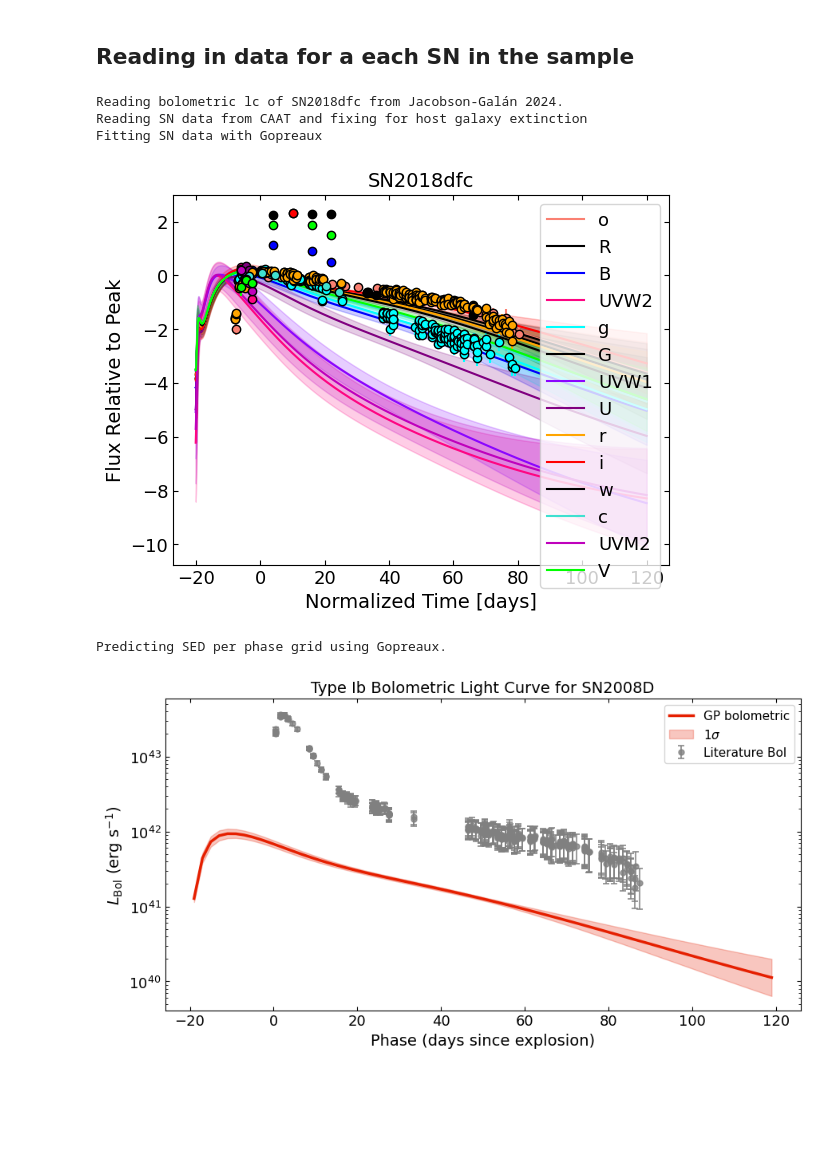
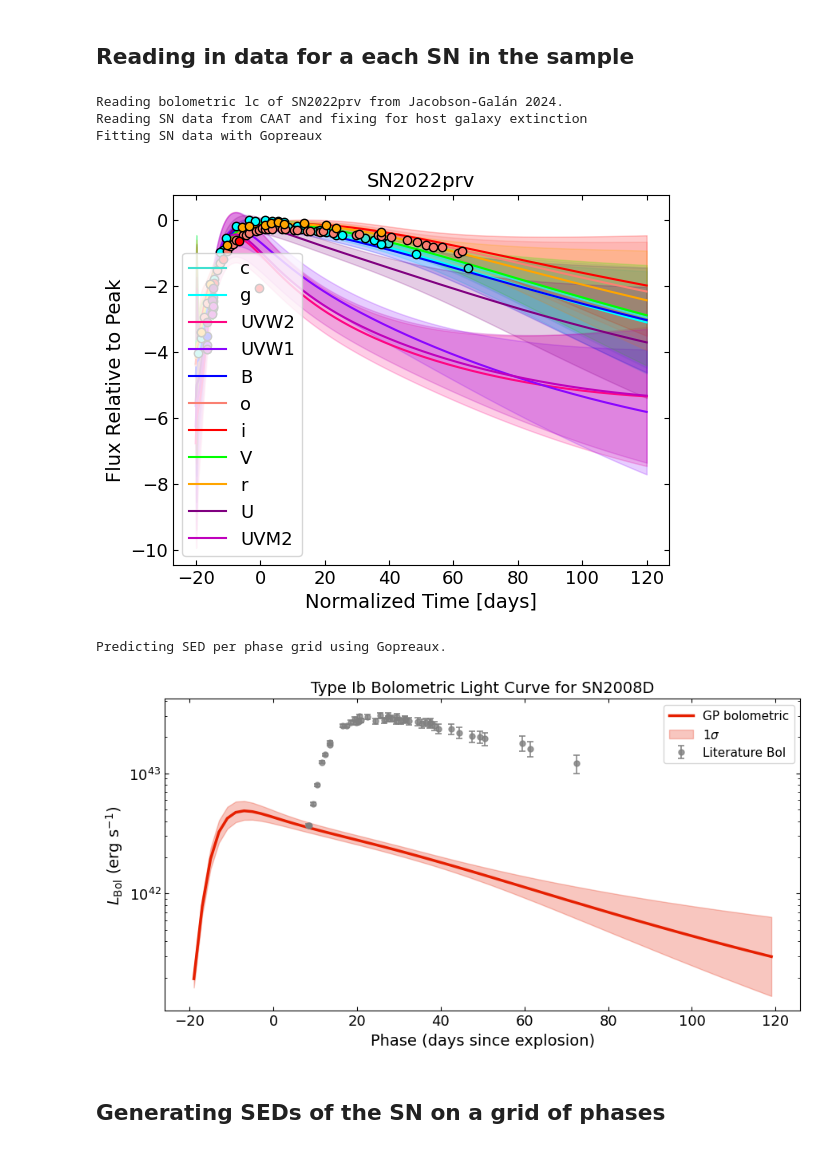
Before and after one commit to Somayeh91/data_driven_bolometric_lc, a Jupyter notebook: Gopreaux_bolometric_lc_pipeline_SNII.ipynb, the cells around one changed output. Saved outputs shown, nothing was run; the diff lists cells and outputs as text; code cells hidden in the pictures; blank space fills up the shorter version.

Commit message:
Bolometric lc analysis

```diff
--- a/Gopreaux_bolometric_lc_pipeline_SNII.ipynb
+++ b/Gopreaux_bolometric_lc_pipeline_SNII.ipynb
@@ -97,3 +108,7 @@ snmodel = gp.predict(
 snmodel = SNModel(
     surface="SNII_SNII_GP_model.fits",
 )
+# %%
+from caat import DataCube, SN
+
+sn = SN(name="SN2018zd")
@@ -99,0 +119,6 @@ snmodel = SNModel(
+# %%
+snmodel.fit_photometry(
+    sn_to_fit=sn,
+    show=True,
+    keep_new_fit=True
+)
@@ -139,7 +166,7 @@ from tqdm import tqdm
 bol_lc_all = {}
 
 
-for i, snname in tqdm(enumerate([metadata['SN name'].values[2]])):
+for i, snname in tqdm(enumerate([metadata['SN name'].values[-1]])):
     sn = SN(name=snname)
 
     snmodel = SNModel(
@@ -189,34 +216,37 @@ for i, snname in tqdm(enumerate([metadata['SN name'].values[2]])):
             show=False
         )
 
         f_lambda       = 10 ** (shifted_flux + f_peak_ref_log) #* 10e15
         f_lambda_upper = 10 ** (shifted_flux + f_peak_ref_log + sigma) #* 10e15
         f_lambda_lower = 10 ** (shifted_flux + f_peak_ref_log - sigma) #* 10e15
 
         F_bol[ph]   = np.trapezoid(f_lambda, x)
         F_up[ph]   = np.trapezoid(f_lambda_upper, x)
         F_low[ph]   = np.trapezoid(f_lambda_lower, x)
 
     try:
         d_L = metadata['Distance_mpc'].values[i] * u.Mpc.to(u.cm)
     except:
         print('SN %s has no valid distance.'%snname)
         continue
     print()
     L_bol = 4 * np.pi * d_L**2 * F_bol
     L_bol_up = 4 * np.pi * d_L**2 * F_up
     L_bol_low = 4 * np.pi * d_L**2 * F_low
 
     bol_lc_all[snname] = {}
     bol_lc_all[snname]['L_bol'] = L_bol
     bol_lc_all[snname]['L_bol_upper'] = L_bol_up
     bol_lc_all[snname]['L_bol_lower'] = L_bol_low
 
     plot_bol_lc (phases, L_bol, L_bol_up, L_bol_low, bol_lc_lit_ph, bol_lc_lit_l, bol_lc_lit_l_err)
 # %% [output]
-Reading bolometric lc of SN2018dfc from Jacobson-Galán 2024.
+Reading bolometric lc of SN2022prv from Jacobson-Galán 2024.
 Reading SN data from CAAT and fixing for host galaxy extinction
 Fitting SN data with Gopreaux
-[figure, old version]
+[figure, new version]
 Predicting SED per phase grid using Gopreaux.
-[figure, old version]
+[figure, new version]
+# %% [markdown]
+
+## Generating SEDs of the SN on a grid of phases
```
Also changed, not shown: parts of 3 cells of this notebook, 7 other files.
